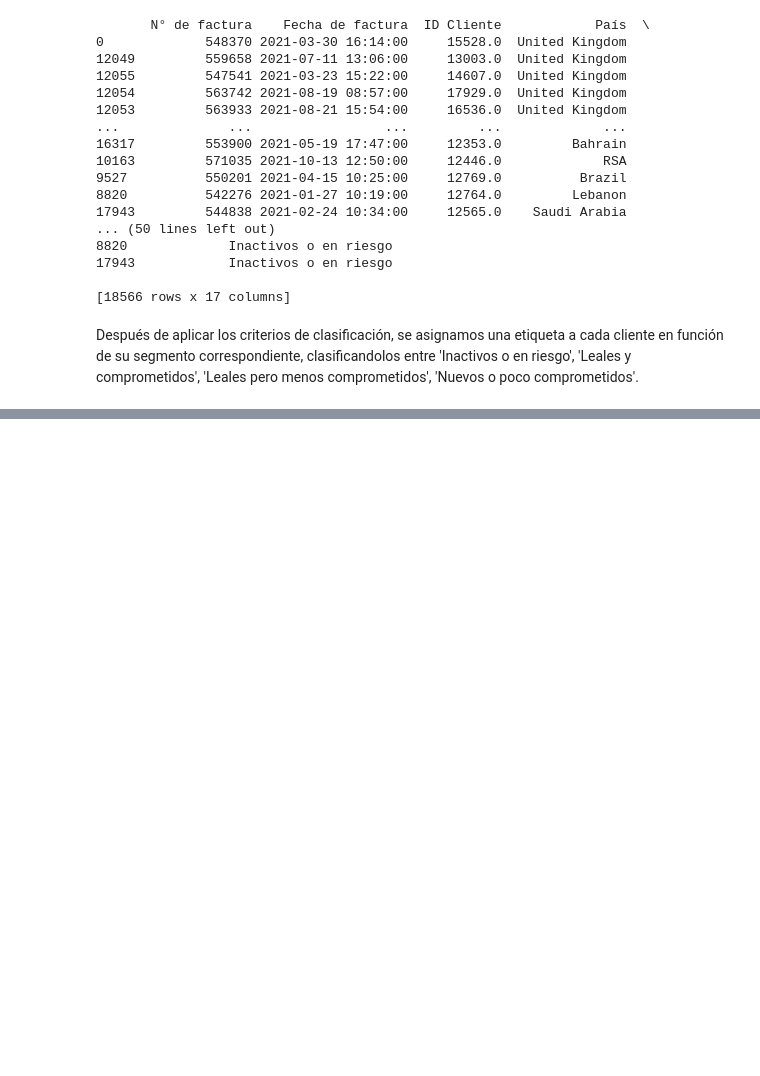
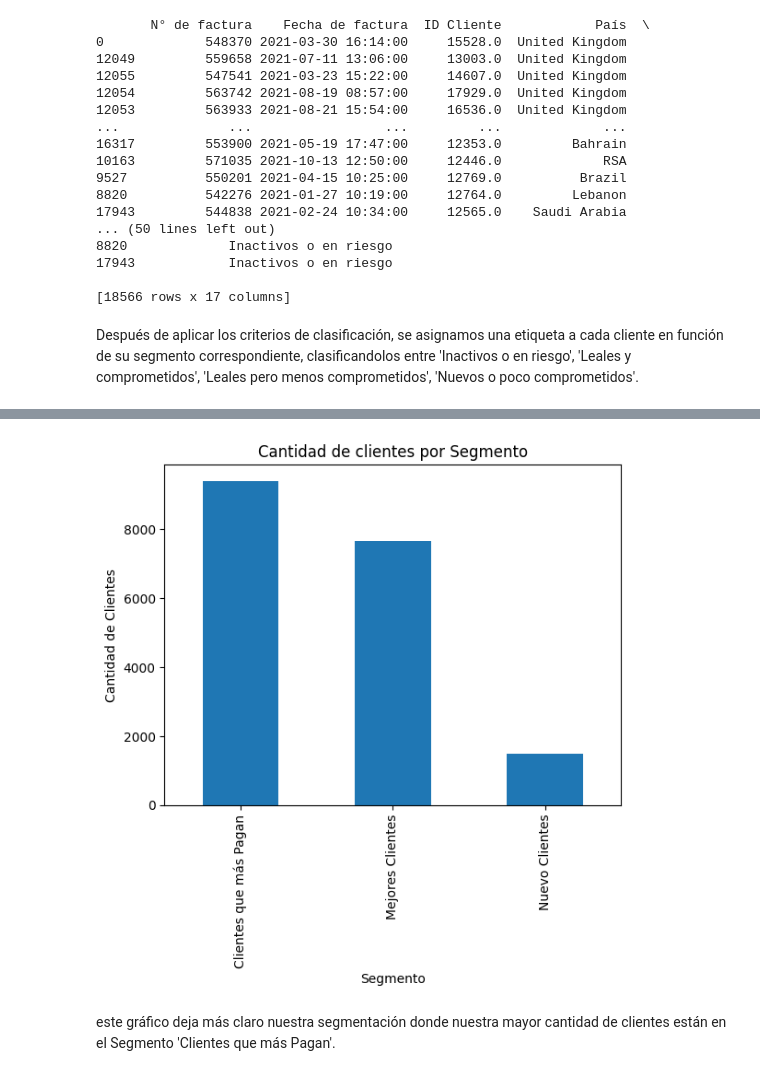
Before and after one commit to JorgeEmiliano80/Clientes-Segmentacion, a Jupyter notebook: Analisis.ipynb, the cells around one changed output, grey strips where cells are left out. Drawn from its saved outputs; the diff is of its cells as text; code cells hidden in the pictures; blank space fills up the shorter version.

```diff
--- a/Analisis.ipynb
+++ b/Analisis.ipynb
@@ -281,0 +451,13 @@ Después de aplicar los criterios de clasificación, se asignamos una etiqueta a
+# %%
+clientes_segmento = dataset['Segmento'].value_counts()
+fig, ax = plt.subplots()
+clientes_segmento.plot(kind='bar', ax=ax)
+
+ax.set_xlabel('Segmento')
+ax.set_ylabel('Cantidad de Clientes')
+ax.set_title('Cantidad de clientes por Segmento')
+plt.show()
+# %% [output]
+[figure, added]
+# %% [markdown]
+este gráfico deja más claro nuestra segmentación donde nuestra mayor cantidad de clientes están en el Segmento 'Clientes que más Pagan'.
```
Also changed, not shown: parts of 11 cells of this notebook, 2 other files.
